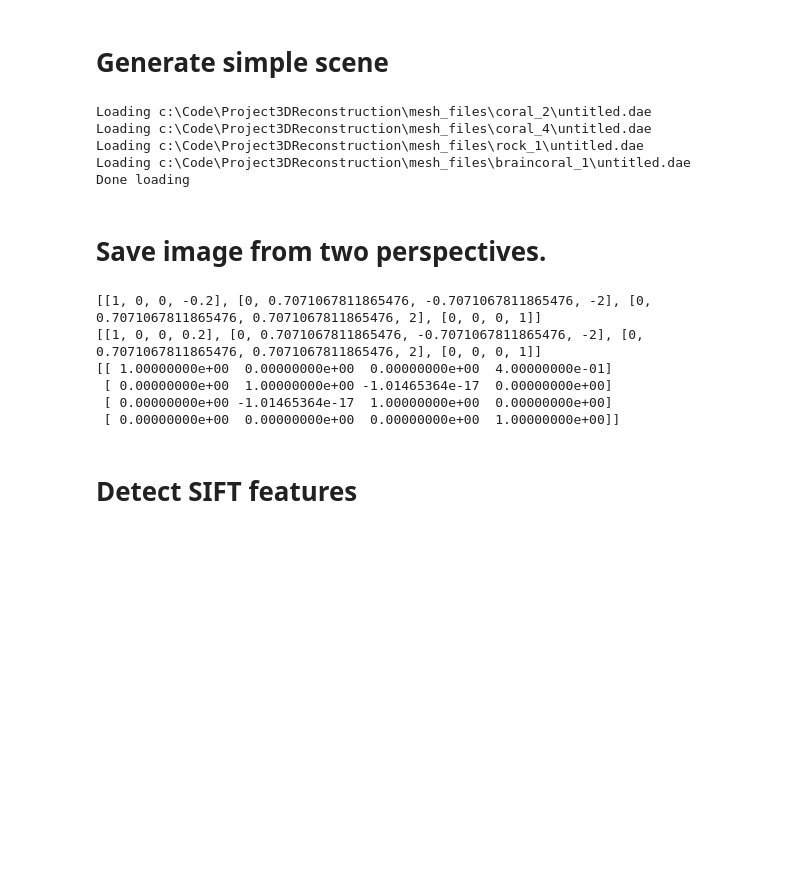
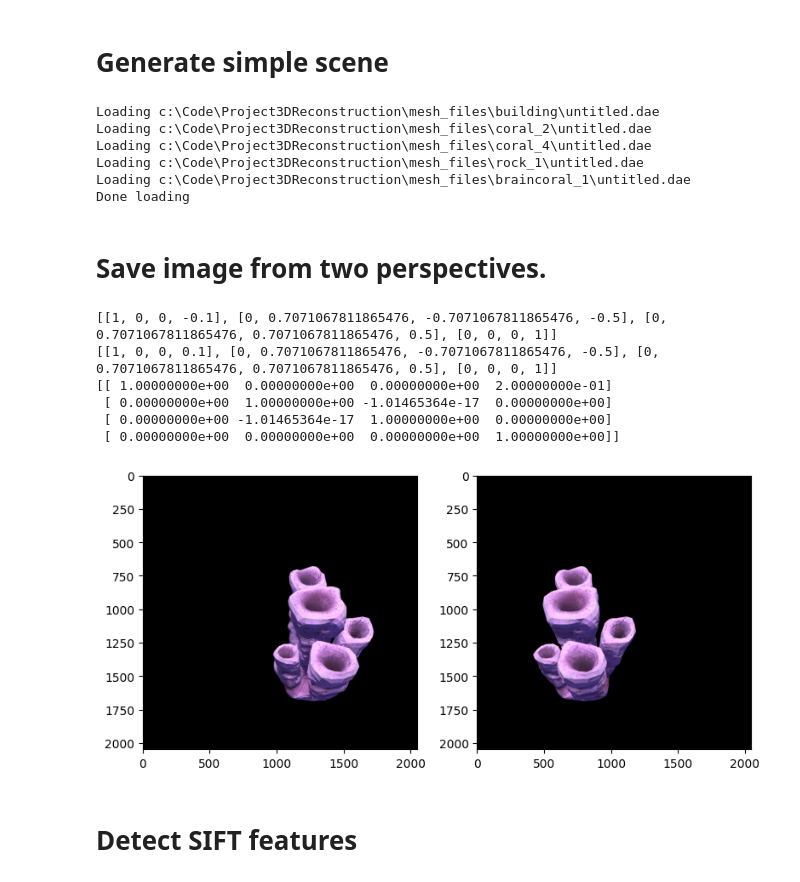
Before and after one commit to goosebread/Project3DReconstruction, a Jupyter notebook: notebooks/pyrender_basic_reconstruction.ipynb, the cells around one changed output. Drawn from its saved outputs; the diff is of its cells as text; code cells hidden in the pictures; blank space fills up the shorter version.

Commit message:
integrate mesh reconstruction

```diff
--- a/notebooks/pyrender_basic_reconstruction.ipynb
+++ b/notebooks/pyrender_basic_reconstruction.ipynb
@@ -24,12 +24,18 @@ if TYPE_CHECKING:
 # %% [markdown]
 # Generate simple scene
 # %%
-FILE_PATH = os.path.abspath(os.path.join(os.path.abspath("pyrender_basic_reconstruction.ipynb"), "..", "..", "mesh_files"))
-OBJECTS = [os.path.join(FILE_PATH, "coral_2", "untitled.dae"),
-           os.path.join(FILE_PATH, "coral_4", "untitled.dae"),
-           os.path.join(FILE_PATH, "rock_1", "untitled.dae"),
-           os.path.join(FILE_PATH, "braincoral_1", "untitled.dae"),
-           ]
+FILE_PATH = os.path.abspath(
+    os.path.join(
+        os.path.abspath("pyrender_basic_reconstruction.ipynb"), "..", "..", "mesh_files"
+    )
+)
+OBJECTS = [
+    os.path.join(FILE_PATH, "building", "untitled.dae"),
+    os.path.join(FILE_PATH, "coral_2", "untitled.dae"),
+    os.path.join(FILE_PATH, "coral_4", "untitled.dae"),
+    os.path.join(FILE_PATH, "rock_1", "untitled.dae"),
+    os.path.join(FILE_PATH, "braincoral_1", "untitled.dae"),
+]
 
 renderer = rh.RenderHelper()
 
@@ -37,20 +43,25 @@ renderer = rh.RenderHelper()
 names = []
 for file_path in OBJECTS:
     print(f"Loading {file_path}")
-    name = file_path.split("\\")[-2]#warning slash is different for linux vs windows
+    name = file_path.split("\\")[-2]  # warning slash is different for linux vs windows
     names.append(name)
     renderer.loadFromPath(file_path, name)
 print("Done loading")
 
-# # Place them in the world
-# for i in range(30):
-#     object_name = rd.choice(names)
-#     renderer.addFromMeshDict(object_name, rh.randomTransform(1))
+# Place them in the world
+for i in range(1):
+    object_name = rd.choice(names)
+    renderer.addFromMeshDict('coral_4', rh.positionOnly(0,0,-0.3))
 
-# Add some cubes
-for i in range(60):
-    renderer.addCube(np.random.uniform(0.1, 0.4), rh.randomTransform(1), color=np.random.randint(0, 180, 3))
+# # Add some cubes
+# for i in range(10):
+#     renderer.addCube(
+#         np.random.uniform(0.1, 0.4),
+#         rh.randomTransform(1),
+#         color=np.random.randint(0, 180, 3),
+#     )
 # %% [output]
+Loading c:\Code\Project3DReconstruction\mesh_files\building\untitled.dae
 Loading c:\Code\Project3DReconstruction\mesh_files\coral_2\untitled.dae
 Loading c:\Code\Project3DReconstruction\mesh_files\coral_4\untitled.dae
 Loading c:\Code\Project3DReconstruction\mesh_files\rock_1\untitled.dae
@@ -60,39 +71,40 @@ Done loading
 # Save image from two perspectives.
 # %%
 # Render two views
-pose1 = rh.pointingAtOrigin(-0.2, 2)
+pose1 = rh.pointingAtOrigin2(-0.1, 0.5)
 renderer.moveCamera(pose1)
 renderer.render(show_image=False, image_filename="test1.png")
 
-pose2 = rh.pointingAtOrigin(0.2, 2)
+pose2 = rh.pointingAtOrigin2(0.1, 0.5)
 renderer.moveCamera(pose2)
 renderer.render(show_image=False, image_filename="test2.png")
 
 image_1 = cv.imread("test1.png")
 image_2 = cv.imread("test2.png")
 
 # actual extrinsics
 print(pose1)
 print(pose2)
 relativePose = np.matmul(np.linalg.inv(pose1), pose2)
 print(relativePose)
 # camCopy = pyrender.IntrinsicsCamera(fx=512, fy=512, cx=256, cy=256)
 # print(camCopy.get_projection_matrix(width=512,height=512))
 
 gray_1 = cv.cvtColor(image_1, cv.COLOR_BGR2GRAY)
 gray_2 = cv.cvtColor(image_2, cv.COLOR_BGR2GRAY)
 
 ifig, iaxs = plt.subplots(ncols=2, figsize=(8, 8))
 iaxs[0].imshow(image_1)
 iaxs[1].imshow(image_2)
 ifig.tight_layout()
 # %% [output]
-[[1, 0, 0, -0.2], [0, 0.7071067811865476, -0.7071067811865476, -2], [0, 0.7071067811865476, 0.7071067811865476, 2], [0, 0, 0, 1]]
-[[1, 0, 0, 0.2], [0, 0.7071067811865476, -0.7071067811865476, -2], [0, 0.7071067811865476, 0.7071067811865476, 2], [0, 0, 0, 1]]
-[[ 1.00000000e+00  0.00000000e+00  0.00000000e+00  4.00000000e-01]
+[[1, 0, 0, -0.1], [0, 0.7071067811865476, -0.7071067811865476, -0.5], [0, 0.7071067811865476, 0.7071067811865476, 0.5], [0, 0, 0, 1]]
+[[1, 0, 0, 0.1], [0, 0.7071067811865476, -0.7071067811865476, -0.5], [0, 0.7071067811865476, 0.7071067811865476, 0.5], [0, 0, 0, 1]]
+[[ 1.00000000e+00  0.00000000e+00  0.00000000e+00  2.00000000e-01]
  [ 0.00000000e+00  1.00000000e+00 -1.01465364e-17  0.00000000e+00]
  [ 0.00000000e+00 -1.01465364e-17  1.00000000e+00  0.00000000e+00]
  [ 0.00000000e+00  0.00000000e+00  0.00000000e+00  1.00000000e+00]]
+[figure, added]
 # %% [markdown]
 # Detect SIFT features
 # %%
```
Also changed, not shown: parts of 10 cells of this notebook, 1 other file.
